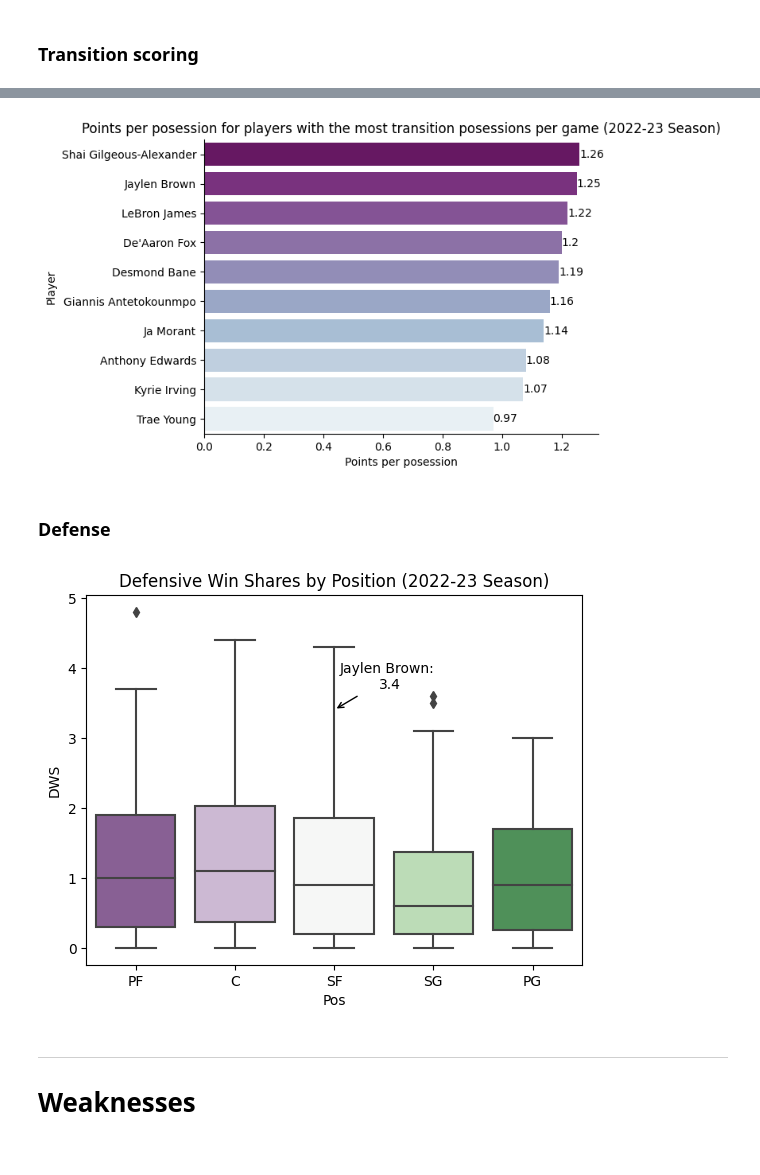
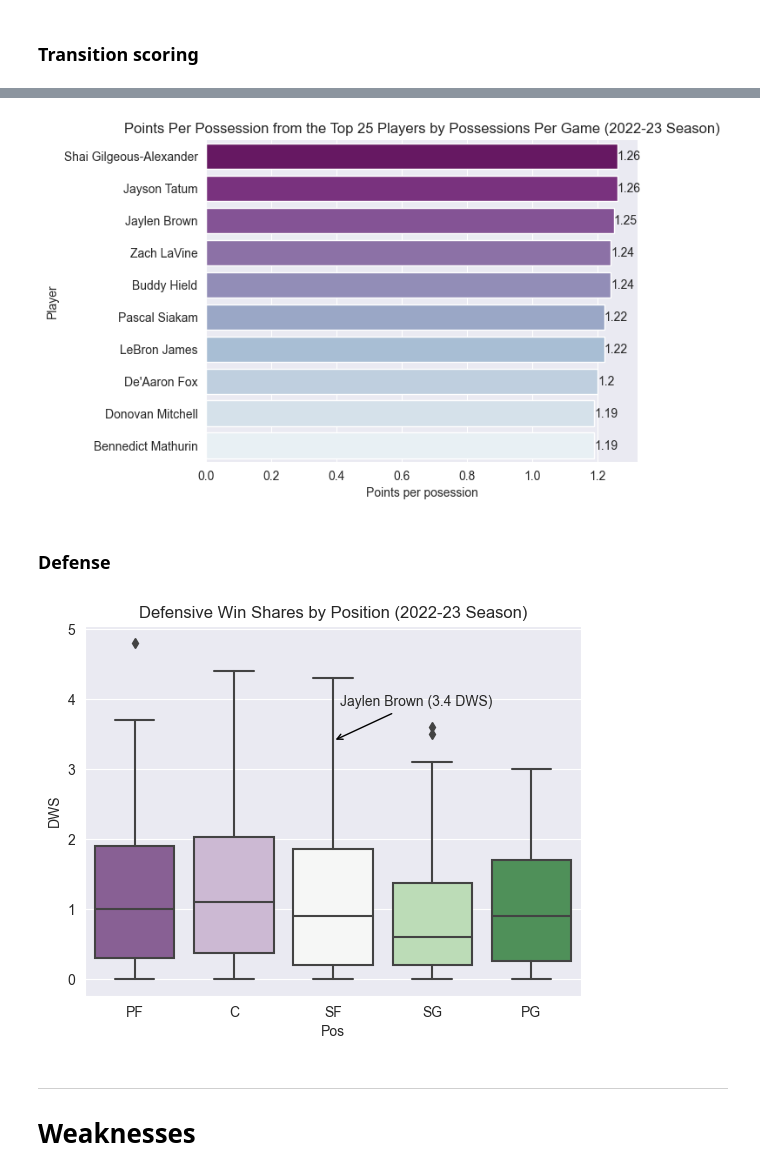
Before and after one commit to namhyk/jb-analysis, a Jupyter notebook: jaylen_brown.ipynb, the cells around one changed output, grey strips where cells are left out. Saved outputs shown, nothing was run; the diff lists cells and outputs as text; code cells hidden in the pictures.

```diff
--- a/jaylen_brown.ipynb
+++ b/jaylen_brown.ipynb
@@ -143,5 +165,6 @@ df_top5midrange = df_midrange.nlargest(n=5, columns=['FG% 10-16'])
 # %%
-ax = sns.barplot(y = df_top5midrange['Player'], x = df_top5midrange['FG% 10-16']*100, orient = 'h', palette='BuPu_r')
+sns.set_style('dark')
+ax = sns.barplot(y = df_top10midrange['Player'], x = df_top10midrange['FG% 10-16']*100, orient = 'h', palette='BuPu_r')
 plt.title('Top 5 most efficient from mid-range (2022-23 Season)')
 plt.ylabel('Player')
 plt.xlabel('FG% 10-16ft from basket')
@@ -159,13 +182,13 @@ df_midrange = df_midrange.nlargest(n=50, columns=['FG% 10-16'])
 df_ppg = df_pergame[['Player', 'PTS']].copy()
 df_merged = pd.merge(df_ppg, df_midrange)
 # %%
+sns.set_style('darkgrid')
 sns.scatterplot(x = df_merged['FG% 10-16']*100, y = 'PTS', data = df_merged, hue='PTS', palette='BuPu')
-
 target_row = df_merged[df_merged['Player'] == 'Jaylen Brown']
 x_value = target_row['FG% 10-16'].values[0]*100
 y_value = target_row['PTS'].values[0]
-plt.annotate('Jaylen Brown', (x_value, y_value), textcoords="offset points", xytext=(0,15),
-             ha='center', arrowprops=dict(arrowstyle="->"))
+plt.annotate('Jaylen Brown (' + str(y_value) + ' PPG on ' + str(x_value) + '%)', (x_value, y_value), textcoords="offset points", xytext=(0,20),
+             ha='center', arrowprops=dict(arrowstyle="->", color='black'), size=10)
 plt.title('Points per game for top 50 players by mid-range efficiency (2022-23 Season)')
 plt.xlabel('FG% 10-16ft from basket')
 plt.ylabel('Points per game')
@@ -176,5 +199,5 @@ plt.show()
 # %% [markdown]
 ### Transition scoring
 # %%
-# Get the top 10 players by transition posessions per game, sorted by points per transition posession
-df_top10transition = df_transition.nlargest(n=10, columns=['POSS']).sort_values(by=['PPP'], ascending=False)
+# Get the top 25 players by transition posessions per game, sorted by points per transition posession
+df_top25transition = df_transition.nlargest(n=25, columns=['POSS']).sort_values(by=['PPP'], ascending=False)
@@ -181,13 +235,16 @@ df_top10transition = df_transition.nlargest(n=10, columns=['POSS']).sort_values(
+# %%
+# Get the top 10 by points per posession from the top 25 by possessions per game
+df_top10transition = df_top25transition.nlargest(n=10, columns=['PPP']).sort_values(by=['PPP'], ascending=False)
 # %%
 ax = sns.barplot(x='PPP', y='PLAYER', data=df_top10transition, orient='h', palette='BuPu_r')
-plt.title('Points per posession for players with the most transition posessions per game (2022-23 Season)')
+plt.title('Points Per Possession from the Top 25 Players by Possessions Per Game (2022-23 Season)')
 plt.xlabel('Points per posession')
 plt.ylabel('Player')
 sns.despine()
 ax.bar_label(ax.containers[0])
 plt.show()
 # %% [output]
-[figure, old version]
+[figure, new version]
 # %% [markdown]
 ### Defense
 # %%
@@ -196,13 +253,13 @@ df_advanced = df_advanced[(df_advanced['Pos'] != 'PF-C') & (df_advanced['Pos'] !
 # %%
 row = df_advanced[df_advanced['Player'] == 'Jaylen Brown']
 y = row['DWS'].values[0]
-plt.annotate('Jaylen Brown: \n' + str(y), (2, y), textcoords="offset points", xytext=(40,15),
-             ha='center', arrowprops=dict(arrowstyle="->"))
+plt.annotate('Jaylen Brown (' + str(y) + ' DWS)', (2, y), textcoords="offset points", xytext=(60,25),
+             ha='center', arrowprops=dict(arrowstyle="->", color='black'), size=10)
 plt.title('Defensive Win Shares by Position (2022-23 Season)')
 sns.boxplot(data=df_advanced, y = 'DWS', x='Pos', palette='PRGn')
 plt.show()
 # %% [output]
-[figure, old version]
+[figure, new version]
 # %% [markdown]
 ---
 # Weaknesses
```
Also changed, not shown: parts of 14 cells of this notebook.
